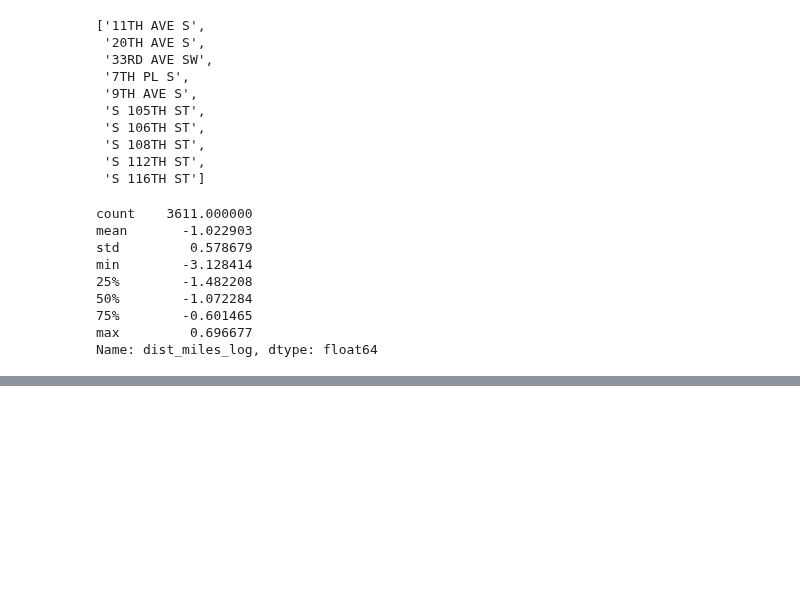
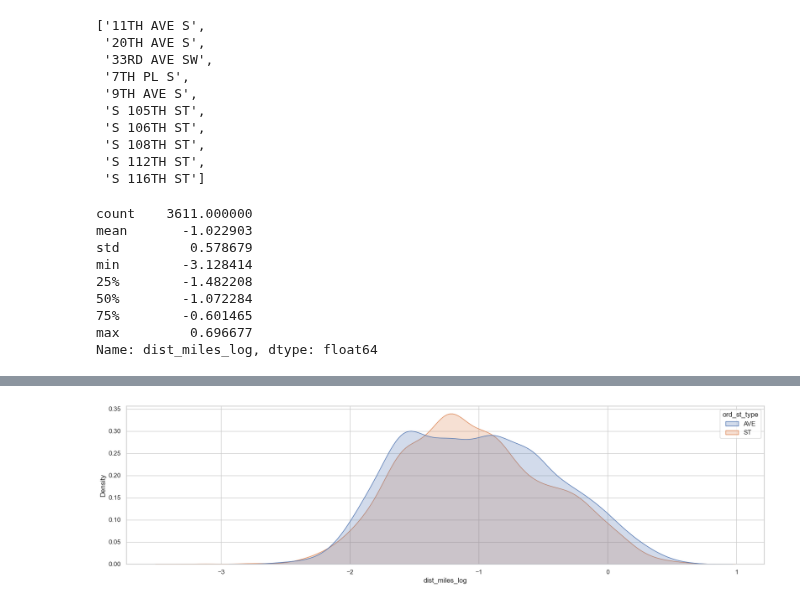
Before and after one commit to mike-babb/seattle_streets, a Jupyter notebook: code/step_03_start_stop_streets_v5.ipynb, the cells around one changed output, grey strips where cells are left out. Cells and saved outputs as stored; diff of their text form; code cells hidden in the pictures; blank space fills up the shorter version.

```diff
--- a/code/step_03_start_stop_streets_v5.ipynb
+++ b/code/step_03_start_stop_streets_v5.ipynb
@@ -485,0 +559,11 @@ x_tick_list
+# %%
+temp_wms_gdf = wms_gdf.loc[wms_gdf['ord_st_type'].isin(['AVE', 'ST']), :]
+# %%
+# let's make a graphic showing the distances
+sns.set_theme(style = "whitegrid")
+f, ax = plt.subplots(figsize = (20, 5))
+
+my_plot = sns.kdeplot(data = temp_wms_gdf, x = 'dist_miles_log', fill = True,
+                      hue = 'ord_st_type')
+# %% [output]
+[figure, added]
```
Also changed, not shown: parts of 37 cells of this notebook, 13 other files.
